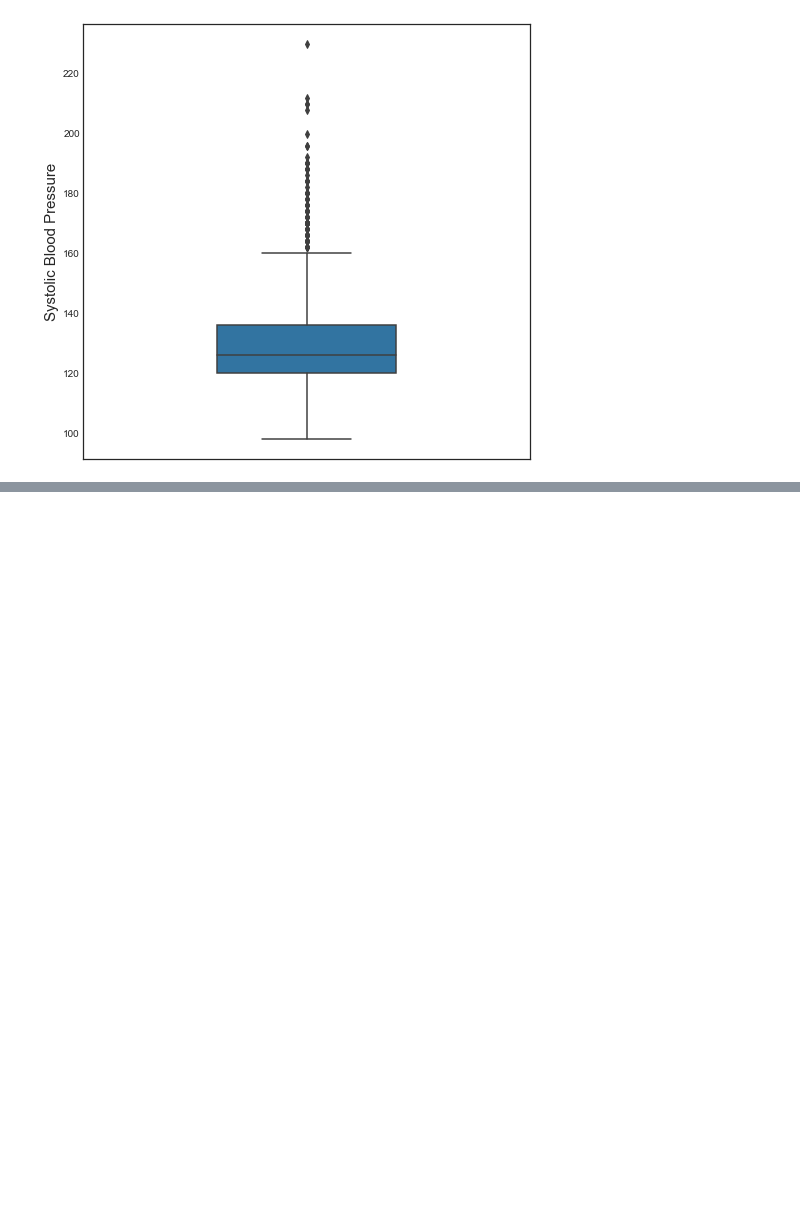
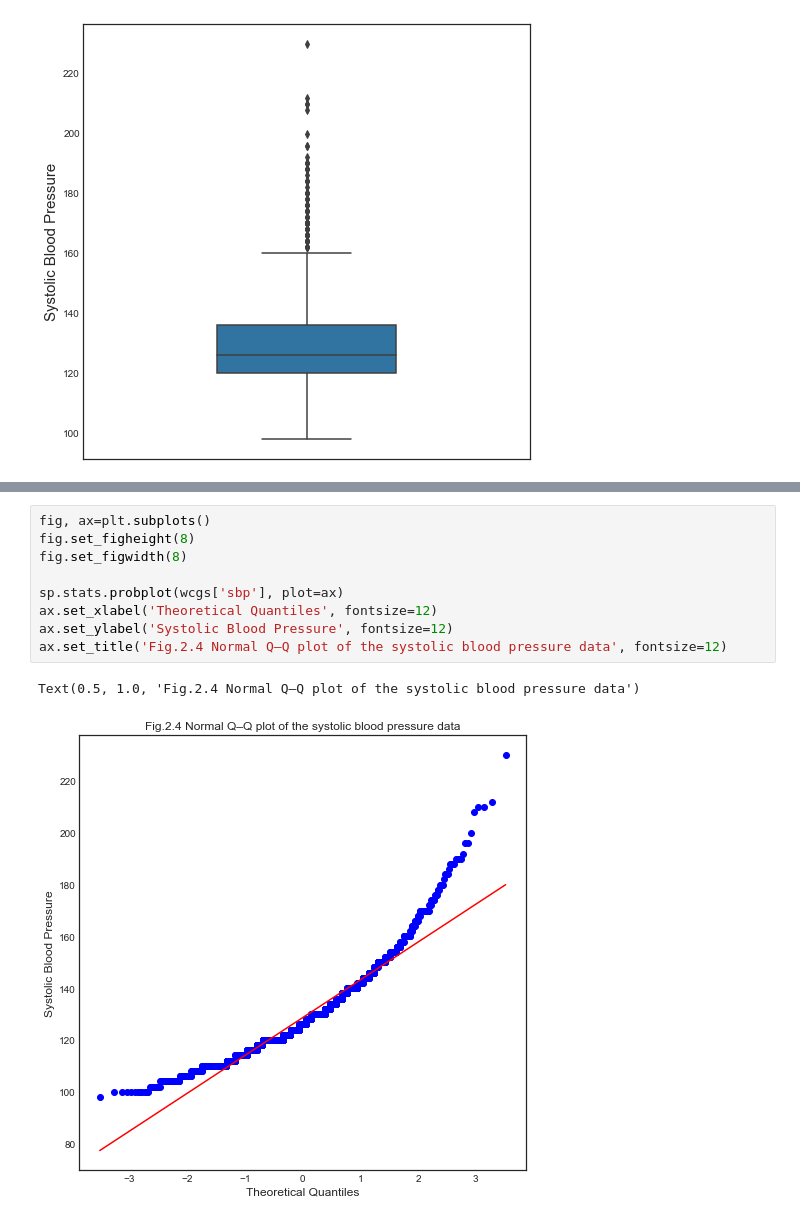
Before and after one commit to LeoUCD/Regression-in-Biostatistics, a Jupyter notebook: Chapter2_Exploratory_and_Descriptive_Methods.ipynb, the cells around one changed output, grey strips where cells are left out. Drawn from its saved outputs; the diff is of its cells as text; blank space fills up the shorter version.

```diff
--- a/Chapter2_Exploratory_and_Descriptive_Methods.ipynb
+++ b/Chapter2_Exploratory_and_Descriptive_Methods.ipynb
@@ -266,0 +273,12 @@ distribution is left-skewed.<font color=red> in left-skewed data, the mean is mu
+# %%
+fig, ax=plt.subplots()
+fig.set_figheight(8)
+fig.set_figwidth(8)
+
+sp.stats.probplot(wcgs['sbp'], plot=ax)
+ax.set_xlabel('Theoretical Quantiles', fontsize=12)
+ax.set_ylabel('Systolic Blood Pressure', fontsize=12)
+ax.set_title('Fig.2.4 Normal Q–Q plot of the systolic blood pressure data', fontsize=12)
+# %% [output]
+Text(0.5, 1.0, 'Fig.2.4 Normal Q–Q plot of the systolic blood pressure data')
+[figure, added]
```
Also changed, not shown: parts of 24 cells of this notebook.
